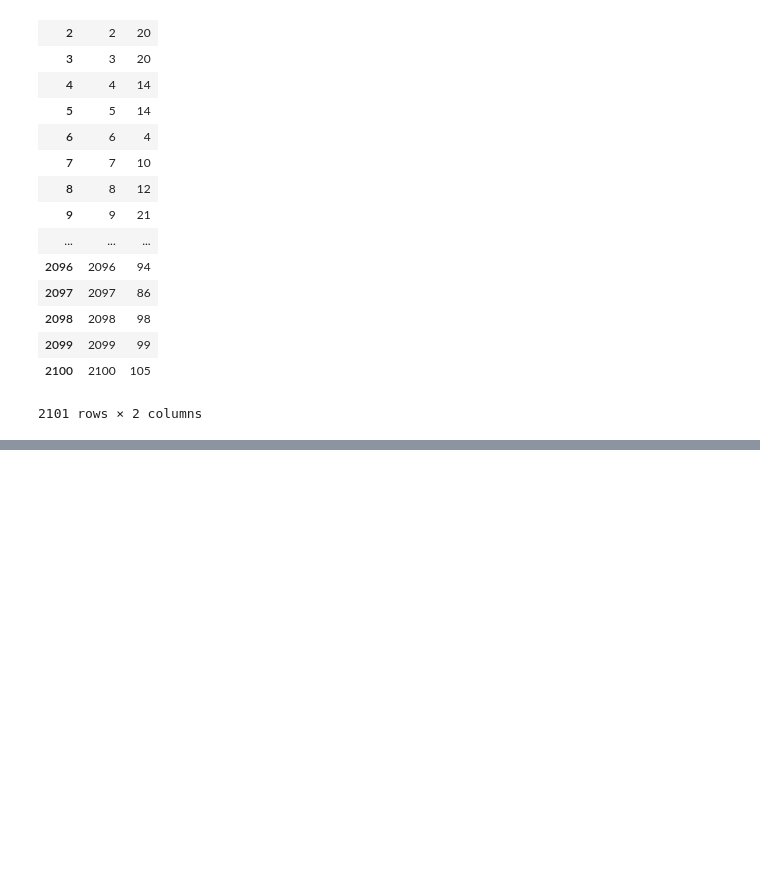
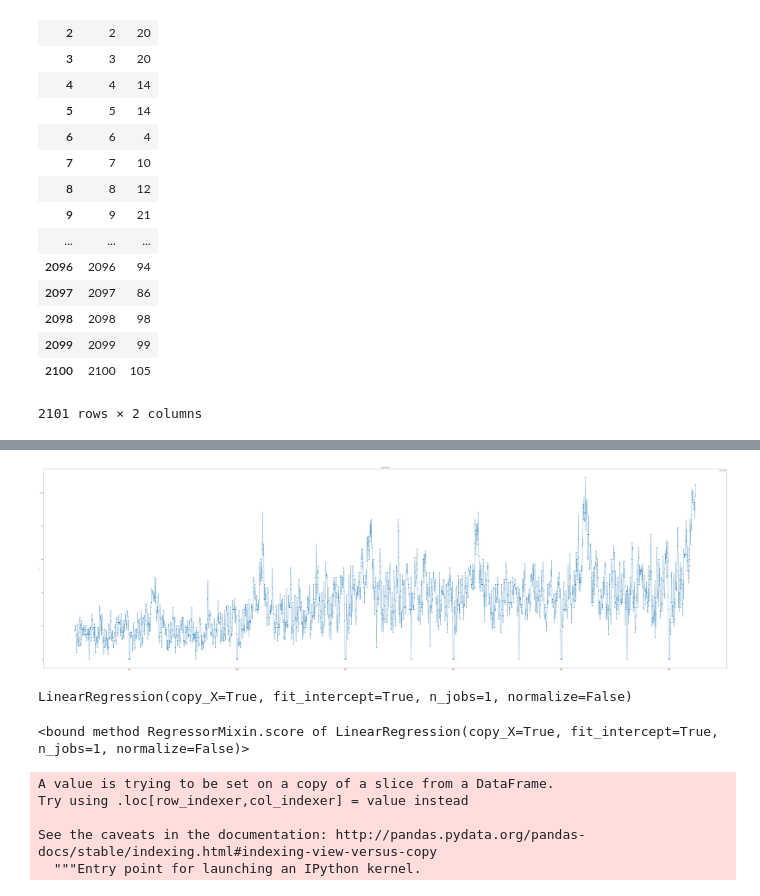
Before and after one commit to tacchan7412/gci2017_team12, a Jupyter notebook: Dataset.ipynb, the cells around one changed output, grey strips where cells are left out. Cells and saved outputs as stored; diff of their text form; code cells hidden in the pictures; blank space fills up the shorter version.

```diff
--- a/Dataset.ipynb
+++ b/Dataset.ipynb
@@ -117,0 +300,29 @@ Index(['datetime', 'client', 'close', 'price_am', 'price_pm', 'M_1', 'M_2',
+# %%
+plt.rcParams['figure.figsize'] = [100, 30]
+plt.plot(train_df['datetime'],train_df['y'], 'o-', label='train')
+
+plt.title('y over Time.')
+plt.legend(loc=0)
+plt.ylabel('y')
+plt.show()
+# %% [output]
+[figure, added]
+# %%
+from sklearn import linear_model
+clf = linear_model.LinearRegression()
+
+# 説明変数に "quality (品質スコア以外すべて)" を利用
+
+X = train_df.drop(["datetime",'dayofweek',"DayofMonth","Month","y","year"], axis=1)
+
+# 目的変数に "quality (品質スコア)" を利用
+Y = train_df["y"]
+
+# 予測モデルを作成
+clf.fit(X, Y)
+# %% [output]
+LinearRegression(copy_X=True, fit_intercept=True, n_jobs=1, normalize=False)
+# %%
+print(clf.score)
+# %% [output]
+<bound method RegressorMixin.score of LinearRegression(copy_X=True, fit_intercept=True, n_jobs=1, normalize=False)>
@@ -117,0 +331,8 @@ Index(['datetime', 'client', 'close', 'price_am', 'price_pm', 'M_1', 'M_2',
+# %%
+test_df["y"] = pred
+# %% [output]
+A value is trying to be set on a copy of a slice from a DataFrame.
+Try using .loc[row_indexer,col_indexer] = value instead
+
+See the caveats in the documentation: http://pandas.pydata.org/pandas-docs/stable/indexing.html#indexing-view-versus-copy
+  """Entry point for launching an IPython kernel.
```
Also changed, not shown: parts of 28 cells of this notebook.
